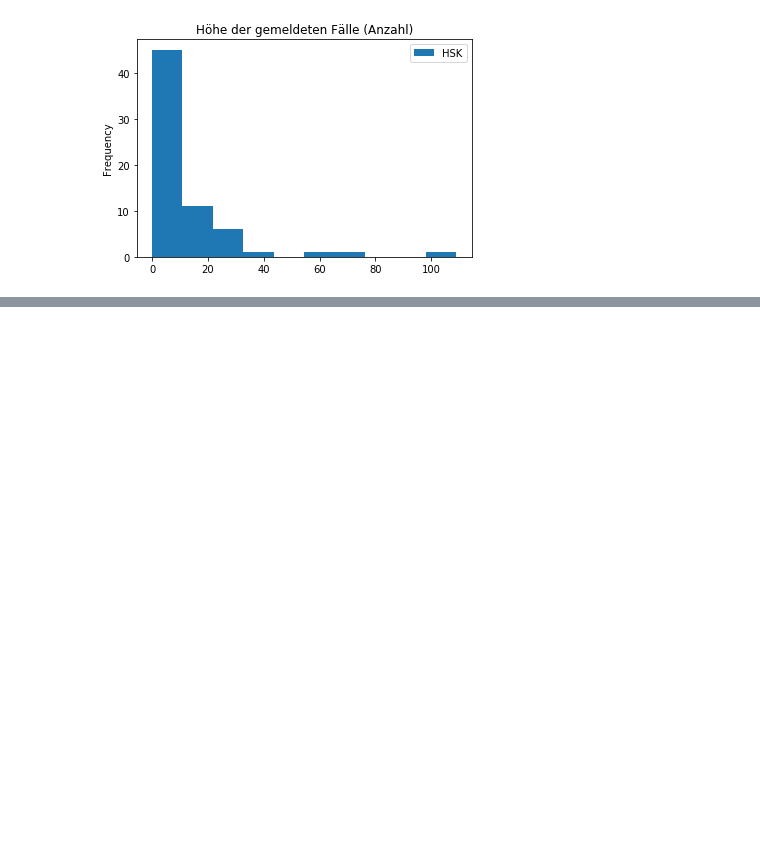
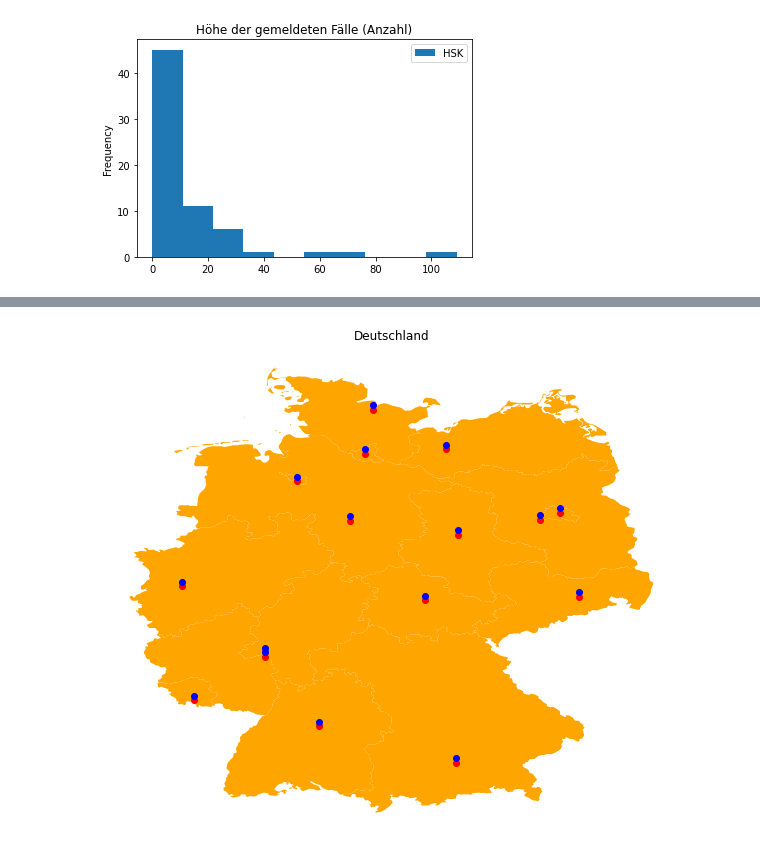
Before and after one commit to Jubo30/Data-Science-Project, a Jupyter notebook: Täglicher Zuwachs Deutschland.ipynb, the cells around one changed output, grey strips where cells are left out. Drawn from its saved outputs; the diff is of its cells as text; code cells hidden in the pictures; blank space fills up the shorter version.

```diff
--- a/Täglicher Zuwachs Deutschland.ipynb
+++ b/Täglicher Zuwachs Deutschland.ipynb
@@ -532,0 +550,5 @@ ax.legend(bbox_to_anchor=(1.05, 1), loc=2, borderaxespad=0., title="Legende")
+# %%
+bundesland_capital = pd.read_csv('bundcap.csv')
+bundesland_capital = gpd.GeoDataFrame(bundesland_capital, geometry=gpd.points_from_xy(bundesland_capital.Longitude, bundesland_capital.Latitude))
+bundesland_capitalname = bundesland_capital #gpd.GeoDataFrame(bundesland_capital, geometry=gpd.points_from_xy(bundesland_capital.Longitude, bundesland_capital.Latitude+0.08))
+bundesland_capital.head()
@@ -532,0 +562,14 @@ ax.legend(bbox_to_anchor=(1.05, 1), loc=2, borderaxespad=0., title="Legende")
+# %%
+germap = gpd.read_file('geomap/vg2500_bld.shp')
+ax = germap.plot(color='orange')
+
+ax = bundesland_capital.plot(ax=ax, color='red')
+ax = bundesland_capitalname.plot(ax=ax, color='blue') #Damit sollen eigentlich die Städtenamen angezeigt werden und keine blauen Punke
+
+
+plt.rcParams['figure.figsize'] = [21, 9]
+ax.set_title('Deutschland')
+ax.set_axis_off()
+
+plt.show()
+# %% [output]
@@ -532,0 +593 @@ ax.legend(bbox_to_anchor=(1.05, 1), loc=2, borderaxespad=0., title="Legende")
+[figure, added]
```
Also changed, not shown: parts of 13 cells of this notebook, 1 other file.
